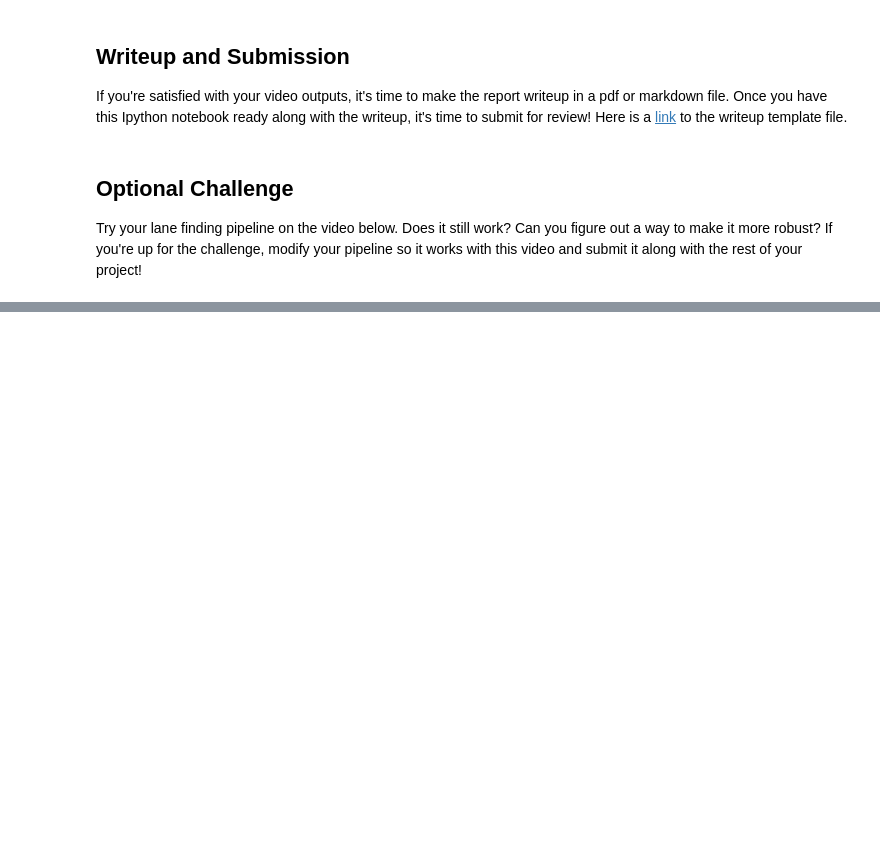
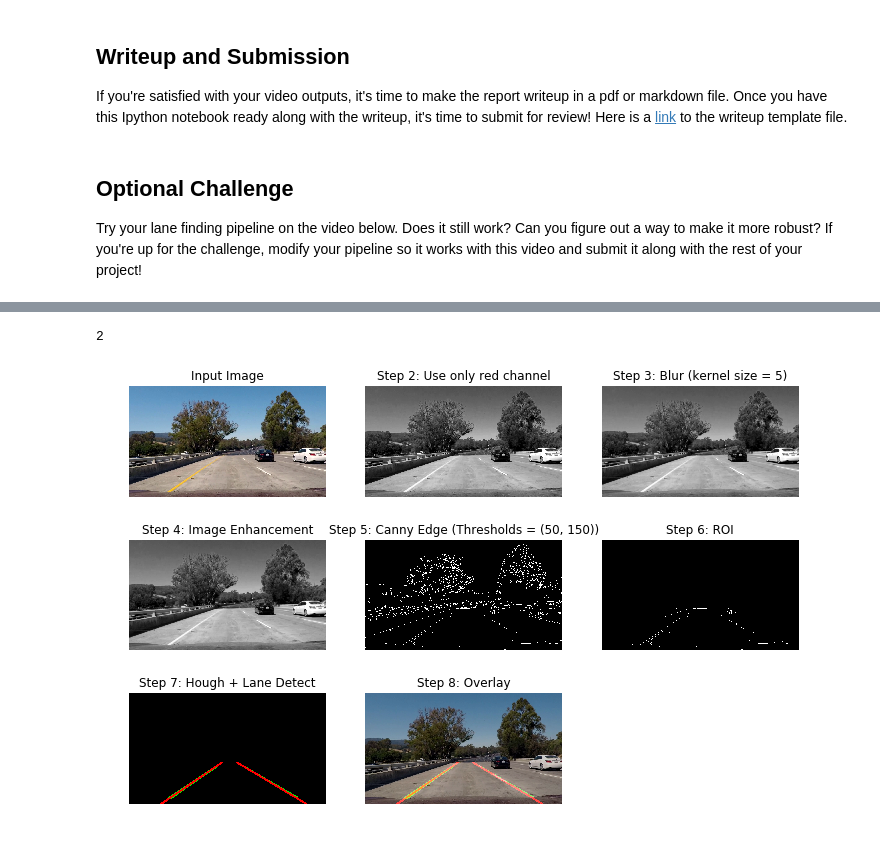
Before and after one commit to putza/CarND-LaneLines-P1, a Jupyter notebook: P1.ipynb, the cells around one changed output, grey strips where cells are left out. Cells and saved outputs as stored; diff of their text form; code cells hidden in the pictures; blank space fills up the shorter version.

```diff
--- a/P1.ipynb
+++ b/P1.ipynb
@@ -677,0 +708,16 @@ Try your lane finding pipeline on the video below.  Does it still work?  Can you
+# %%
+def img_enhance(img):
+    """ Modify Image histogram => Enhance yellow and white lines
+
+    """
+    imout = img
+    #imout = skimage.exposure.rescale_intensity(img,in_range=(160,210))
+    #imout = skimage.exposure.equalize_adapthist(img)
+    return imout
+
+img = plt.imread(f"test_videos/vlcsnap-2018-12-20-17h52m19s020.jpg")
+img_pipeline(img, vertices=VERTICES,blur=5)
+1+1
+# %% [output]
+2
+[figure, added]
```
Also changed, not shown: parts of 13 cells of this notebook.
